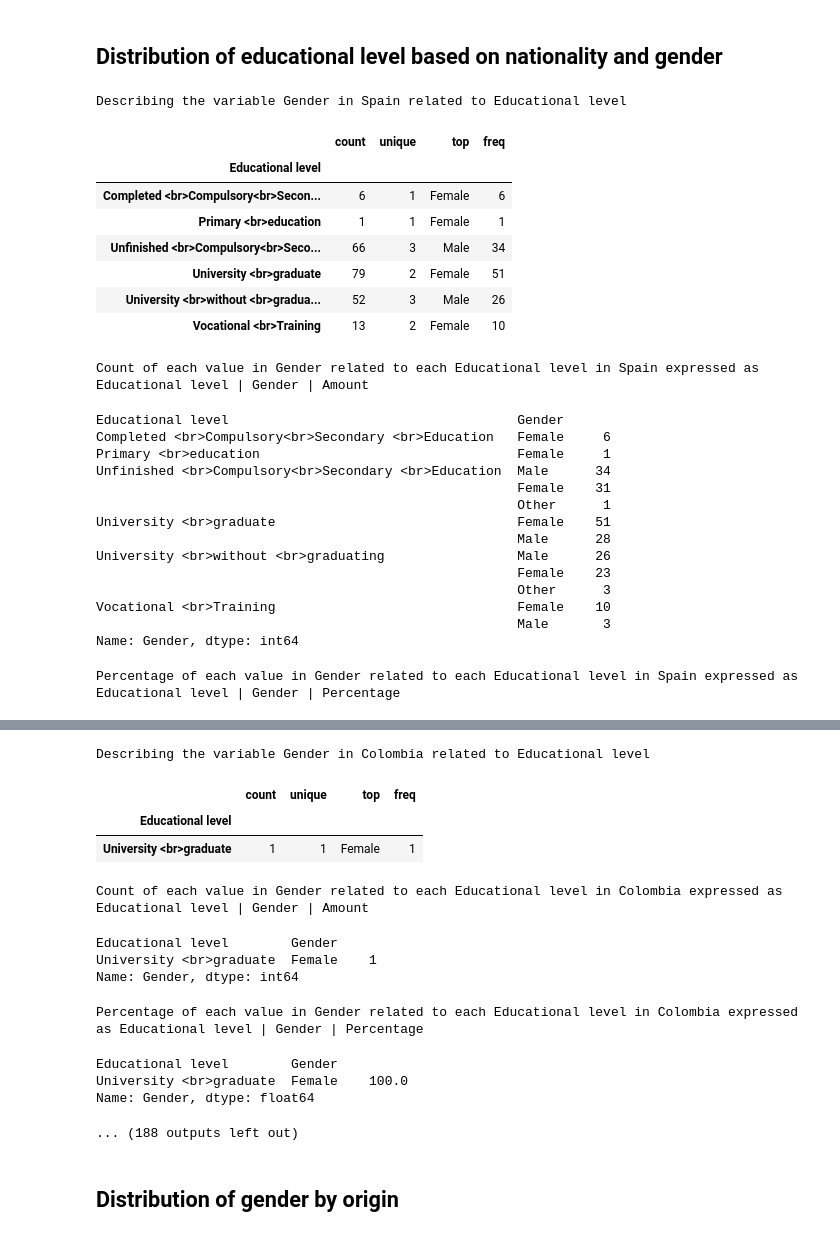
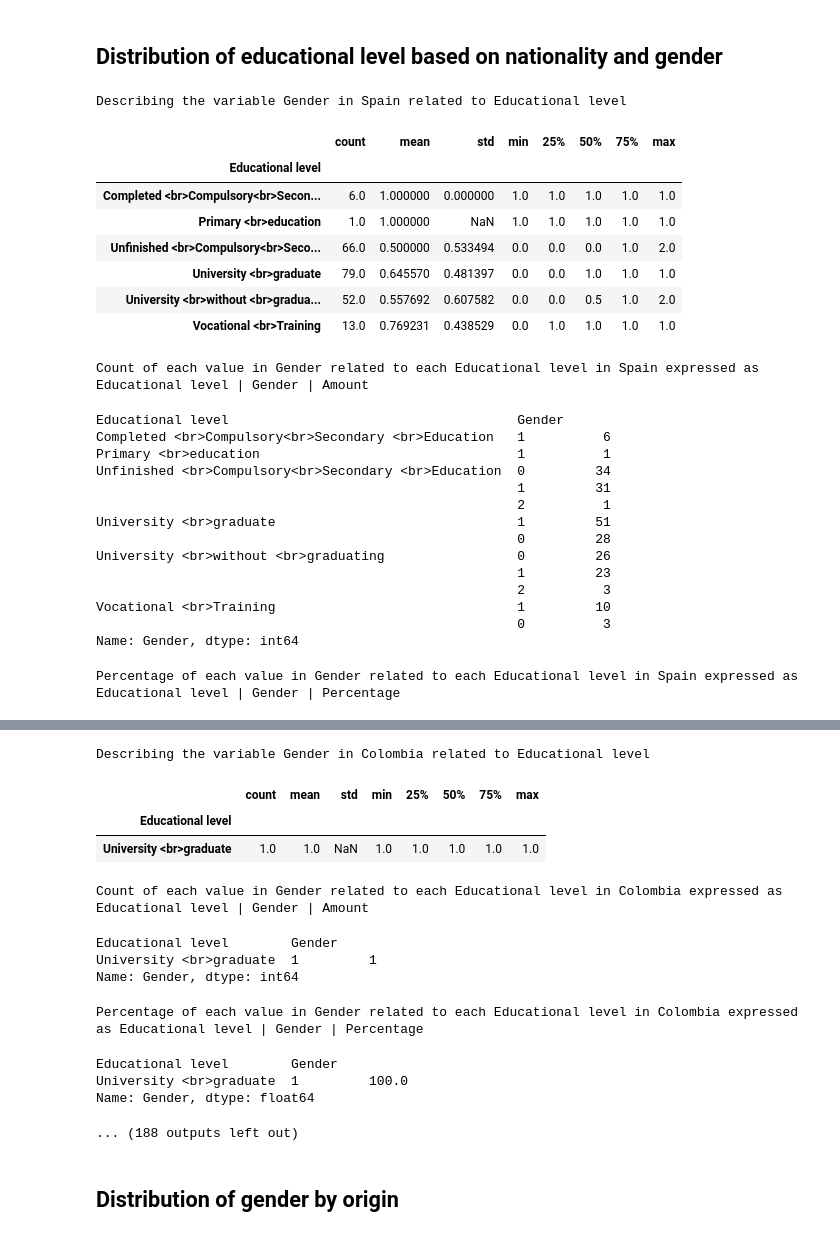
Before and after one commit to felicidadgsanchez/visual-literacy-survey-2018, a Jupyter notebook: notebooks/describing_population_global.ipynb, the cells around one changed output, grey strips where cells are left out. Saved outputs shown, nothing was run; the diff lists cells and outputs as text; code cells hidden in the pictures.

```diff
--- a/notebooks/describing_population_global.ipynb
+++ b/notebooks/describing_population_global.ipynb
@@ -59,6 +60,13 @@ Possible responses:
   * 1 = Female
   * 2 = Other
 # %%
+colors_gender = {0: cl.scales['9']['div']['Spectral'][7],
+                 1: cl.scales['9']['div']['Spectral'][3],
+                 2: cl.scales['9']['div']['Spectral'][1]}
+
+colors_gender_list = [cl.scales['9']['div']['Spectral'][7], cl.scales['9']
+                      ['div']['Spectral'][3], cl.scales['9']['div']['Spectral'][1]]
+
 names_gender = ['Male', 'Female', 'Other']
 values_gender = [0, 1, 2]
 
@@ -75,20 +83,19 @@ display(data_complete_en['Gender'].value_counts(
 labels_gender = ['Male', 'Female', 'Other']
 tickvals_gender = ['0', '1', '2']
 
-data1 = [go.Bar(x=data_complete_en['Gender'].unique(),
+data1 = [go.Bar(x=sorted(data_complete_en['Gender'].unique()),
                 y=data_complete_en['Gender'].value_counts().sort_index(),
                 text=(data_complete_en['Gender'].value_counts(
                     normalize=True).sort_index().round(4) * 100),
+                marker=dict(color=colors_gender_list),
                 name='Gender')]
 layout1 = go.Layout(
     xaxis=go.layout.XAxis(
-        ticktext=labels_gender,
-        tickvals=tickvals_gender,
         title='Gender'
     ),
     yaxis=go.layout.YAxis(
         title="Total"),
-    bargap=0.2,
+    bargap=0.2
 )
 fig1 = go.Figure(data=data1, layout=layout1)
 iplot(fig1)
@@ -490,9 +514,6 @@ plt.show()
 # %% [markdown]
 ## Distribution of educational level based on nationality and gender
 # %%
-data_complete_nationality['Gender'].replace(
-    values_gender, names_gender, inplace=True)
-
 for country in data_complete_nationality['Nationality'].unique():
     print(
         f'Describing the variable Gender in {country} related to Educational level')
@@ -513,59 +534,59 @@ for country in data_complete_nationality['Nationality'].unique():
 fig9 = {
     'data': [
         {
             'x': data_complete_en[data_complete_en['Gender'] == gender]['Nationality'],
             'y': data_complete_en[data_complete_en['Gender'] == gender]['Educational level'],
             'name': gender,
             'mode': 'markers',
             'marker': dict(
                 opacity=np.full(
-                    (len(data_complete_en.index), 1), 0.6),
-                # size=(data_complete_en[(data_complete_en['Gender'] == gender)].groupby(
-                #    ['Nationality'])['Educational level'].value_counts())
-
+                    (len(data_complete_en.index), 1), 0.8),
+                color=colors_gender[gender],
+                #size=(data_complete_en[(data_complete_en['Gender'] == gender)].groupby(
+                #    ['Nationality'])['Educational level'].value_counts()*5)
             ),
             'name': names_gender[gender]
         } for gender in data_complete_en['Gender'].unique()
     ],
     'layout': {
         'xaxis': {
             'title': 'Nationality',
             'ticktext': labels_nationality,
             'tickvals': tickvals_nationality
         },
         'yaxis': {
             # 'title': "Age"
         }
 
     }
 }
 
 iplot(fig9)
 plt.show()
 # %% [output]
 Describing the variable Gender in Spain related to Educational level
-|  | count | unique | top | freq |
-| Educational level |  |  |  |  |
-| Completed <br>Compulsory<br>Secon... | 6 | 1 | Female | 6 |
-| Primary <br>education | 1 | 1 | Female | 1 |
-| Unfinished <br>Compulsory<br>Seco... | 66 | 3 | Male | 34 |
-| University <br>graduate | 79 | 2 | Female | 51 |
-| University <br>without <br>gradua... | 52 | 3 | Male | 26 |
-| Vocational <br>Training | 13 | 2 | Female | 10 |
+|  | count | mean | std | min | 25% | 50% | 75% | max |
+| Educational level |  |  |  |  |  |  |  |  |
+| Completed <br>Compulsory<br>Secon... | 6.0 | 1.000000 | 0.000000 | 1.0 | 1.0 | 1.0 | 1.0 | 1.0 |
+| Primary <br>education | 1.0 | 1.000000 | NaN | 1.0 | 1.0 | 1.0 | 1.0 | 1.0 |
+| Unfinished <br>Compulsory<br>Seco... | 66.0 | 0.500000 | 0.533494 | 0.0 | 0.0 | 0.0 | 1.0 | 2.0 |
+| University <br>graduate | 79.0 | 0.645570 | 0.481397 | 0.0 | 0.0 | 1.0 | 1.0 | 1.0 |
+| University <br>without <br>gradua... | 52.0 | 0.557692 | 0.607582 | 0.0 | 0.0 | 0.5 | 1.0 | 2.0 |
+| Vocational <br>Training | 13.0 | 0.769231 | 0.438529 | 0.0 | 1.0 | 1.0 | 1.0 | 1.0 |
 Count of each value in Gender related to each Educational level in Spain expressed as Educational level | Gender | Amount
 Educational level                                     Gender
-Completed <br>Compulsory<br>Secondary <br>Education   Female     6
-Primary <br>education                                 Female     1
-Unfinished <br>Compulsory<br>Secondary <br>Education  Male      34
-                                                      Female    31
-                                                      Other      1
-University <br>graduate                               Female    51
-                                                      Male      28
-University <br>without <br>graduating                 Male      26
-                                                      Female    23
-                                                      Other      3
-Vocational <br>Training                               Female    10
-                                                      Male       3
+Completed <br>Compulsory<br>Secondary <br>Education   1          6
+Primary <br>education                                 1          1
+Unfinished <br>Compulsory<br>Secondary <br>Education  0         34
+                                                      1         31
+                                                      2          1
+University <br>graduate                               1         51
+                                                      0         28
+University <br>without <br>graduating                 0         26
+                                                      1         23
+                                                      2          3
+Vocational <br>Training                               1         10
+                                                      0          3
 Name: Gender, dtype: int64
 Percentage of each value in Gender related to each Educational level in Spain expressed as Educational level | Gender | Percentage
 Educational level                                     Gender
@@ -584,15 +605,15 @@ Vocational <br>Training                               Female     76.92
 Name: Gender, dtype: float64
 Describing the variable Gender in Colombia related to Educational level
-|  | count | unique | top | freq |
-| Educational level |  |  |  |  |
-| University <br>graduate | 1 | 1 | Female | 1 |
+|  | count | mean | std | min | 25% | 50% | 75% | max |
+| Educational level |  |  |  |  |  |  |  |  |
+| University <br>graduate | 1.0 | 1.0 | NaN | 1.0 | 1.0 | 1.0 | 1.0 | 1.0 |
 Count of each value in Gender related to each Educational level in Colombia expressed as Educational level | Gender | Amount
 Educational level        Gender
-University <br>graduate  Female    1
+University <br>graduate  1         1
 Name: Gender, dtype: int64
 Percentage of each value in Gender related to each Educational level in Colombia expressed as Educational level | Gender | Percentage
 Educational level        Gender
-University <br>graduate  Female    100.0
+University <br>graduate  1         100.0
 Name: Gender, dtype: float64
 ... (188 outputs left out)
 # %% [markdown]
```
Also changed, not shown: parts of 10 cells of this notebook.
